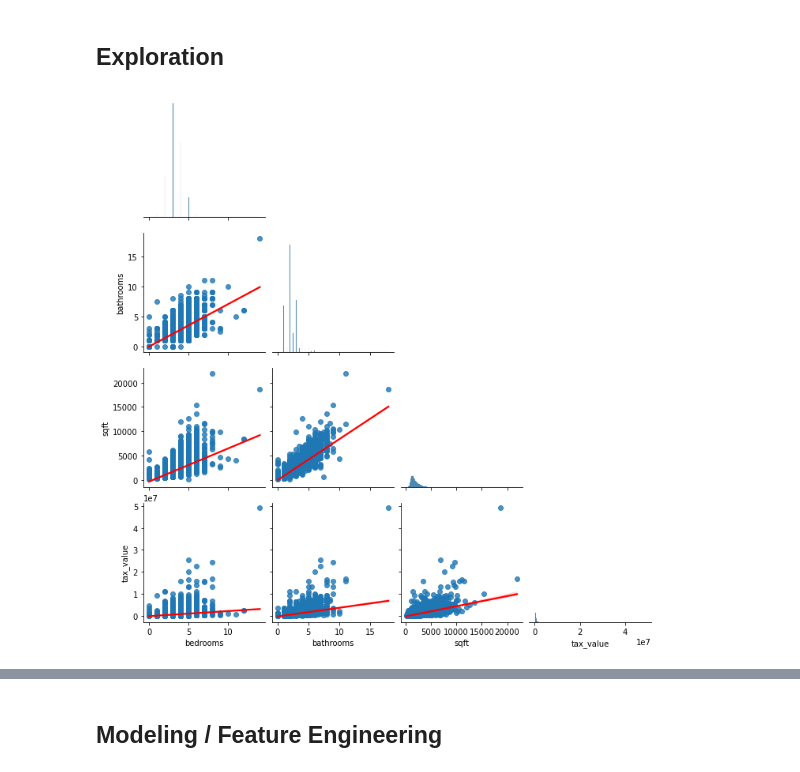
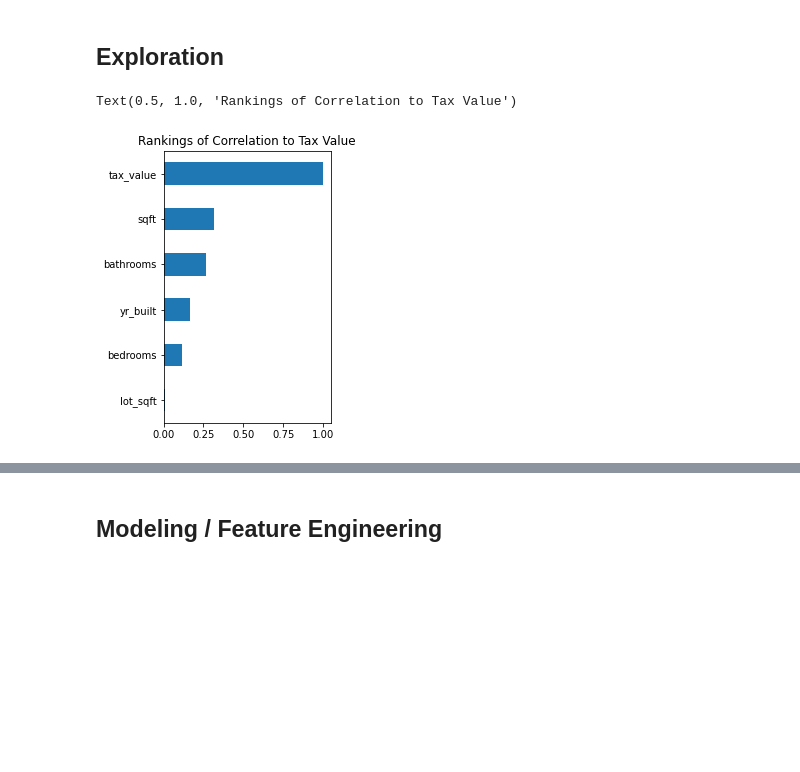
Before and after one commit to jnolf/codeup-regression-project, a Jupyter notebook: zillow_workbook.ipynb, the cells around one changed output, grey strips where cells are left out. Saved outputs shown, nothing was run; the diff lists cells and outputs as text; code cells hidden in the pictures; blank space fills up the shorter version.

```diff
--- a/zillow_workbook.ipynb
+++ b/zillow_workbook.ipynb
@@ -216,6 +246,9 @@ def plot_variable_pairs(df):
-# %%
-# Plug everything in
-plot_variable_pairs(train[cont_cols])
-# %% [output]
-[figure, removed]
+# %%
+# Create horizontal bar chart to visualize correlation between each
+# feature and tax value
+hbar_corr = df.corr()['tax_value'].sort_values().plot(kind='barh', figsize=(3,5))
+plt.title('Rankings of Correlation to Tax Value')
+# %% [output]
+Text(0.5, 1.0, 'Rankings of Correlation to Tax Value')
+[figure, added]
 # %%
```
Also changed, not shown: parts of 115 cells of this notebook, 3 other files.
